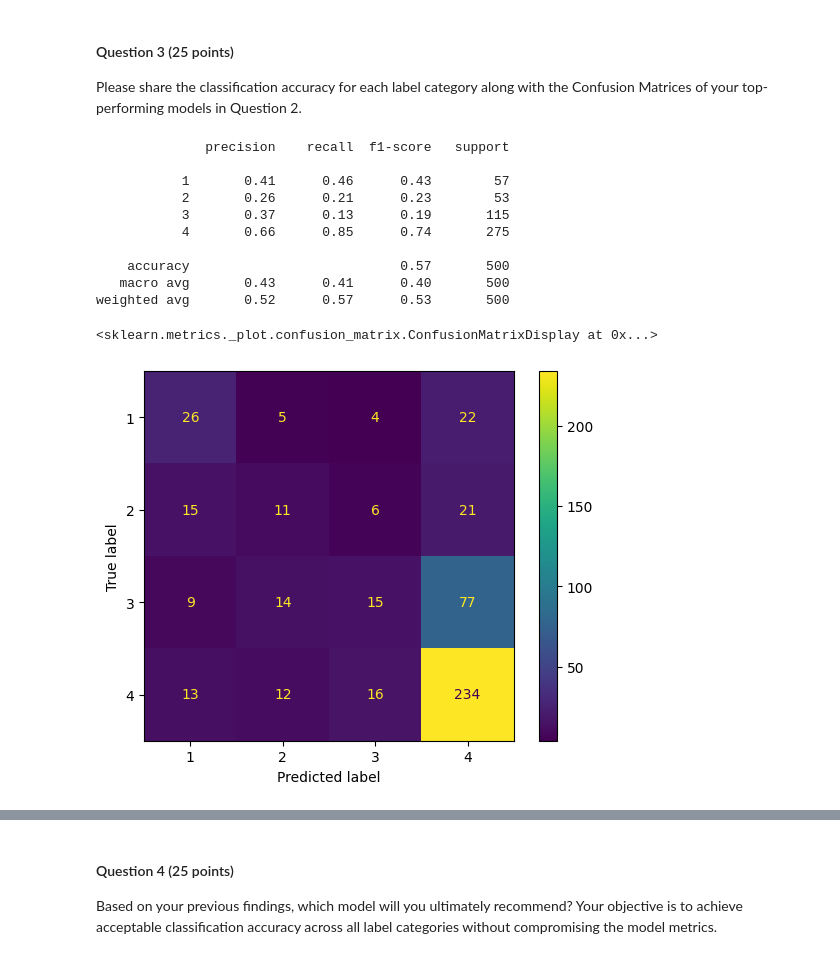
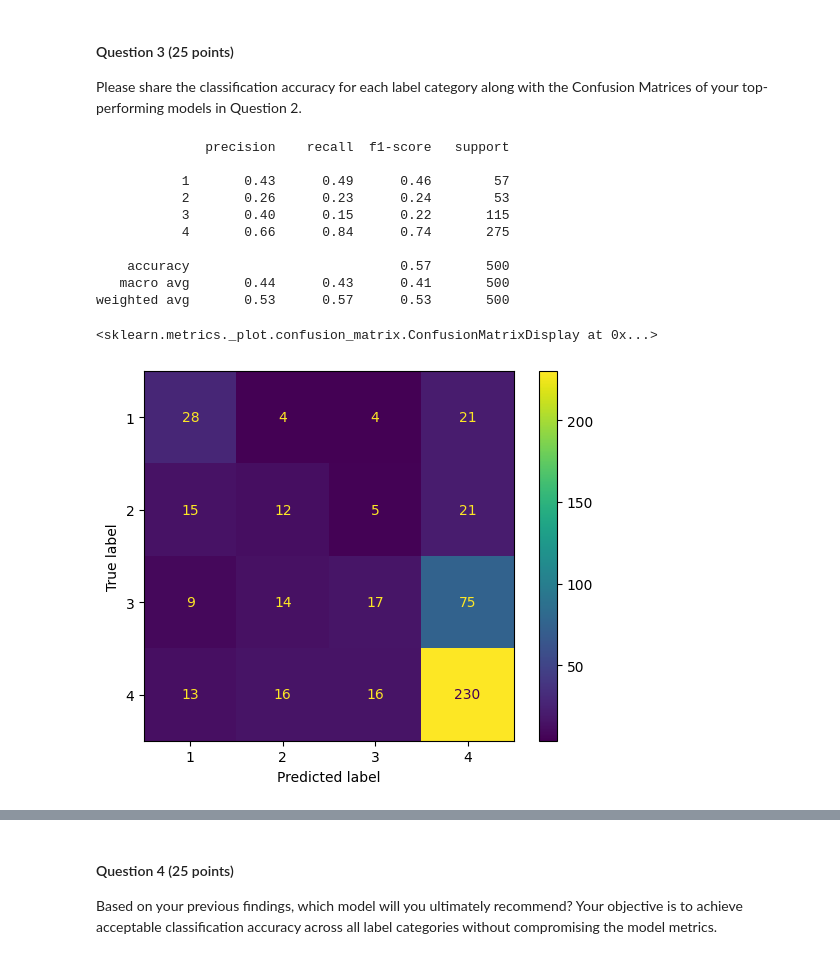
Before and after one commit to lilykendall/adsp31017, a Jupyter notebook: Assignment 4/assignment4.ipynb, the cells around one changed output, grey strips where cells are left out. Drawn from its saved outputs; the diff is of its cells as text; code cells hidden in the pictures.

```diff
--- a/Assignment 4/assignment4.ipynb
+++ b/Assignment 4/assignment4.ipynb
@@ -280,36 +280,36 @@ your top-performing models in Question 2.
 # %%
 # best auc model:
 # classification accuracy for each label category
 from sklearn.metrics import ConfusionMatrixDisplay, confusion_matrix
 
 
 best_auc_predictors = list(best_auc["predictors"])
 X_best_auc = whas_bayes[best_auc_predictors]
-model_best_auc = CategoricalNB()
+model_best_auc = CategoricalNB(alpha=0.0)
 model_best_auc.fit(X_best_auc, y)
 print(classification_report(y, model_best_auc.predict(X_best_auc)))
 
 # for reference:
 # precision: TP / (TP + FP) - how many predicted positives are actually positive
 # recall: TP / (TP + FN) - how many actual positives are correctly predicted
 
 # confusion matrix for best auc model
 cm = confusion_matrix(y, model_best_auc.predict(X_best_auc))
 disp = ConfusionMatrixDisplay(confusion_matrix=cm, display_labels=model_best_auc.classes_)
 disp.plot()
 # %% [output]
               precision    recall  f1-score   support
 
-           1       0.41      0.46      0.43        57
-           2       0.26      0.21      0.23        53
-           3       0.37      0.13      0.19       115
-           4       0.66      0.85      0.74       275
+           1       0.43      0.49      0.46        57
+           2       0.26      0.23      0.24        53
+           3       0.40      0.15      0.22       115
+           4       0.66      0.84      0.74       275
 
     accuracy                           0.57       500
-   macro avg       0.43      0.41      0.40       500
-weighted avg       0.52      0.57      0.53       500
+   macro avg       0.44      0.43      0.41       500
+weighted avg       0.53      0.57      0.53       500
 <sklearn.metrics._plot.confusion_matrix.ConfusionMatrixDisplay at 0x...>
-[figure, old version]
+[figure, new version]
 # %%
 # best accuracy model:
 best_accuracy_predictors = list(best_accuracy["predictors"])
```
Also changed, not shown: parts of 2 cells of this notebook, 2 other files.
